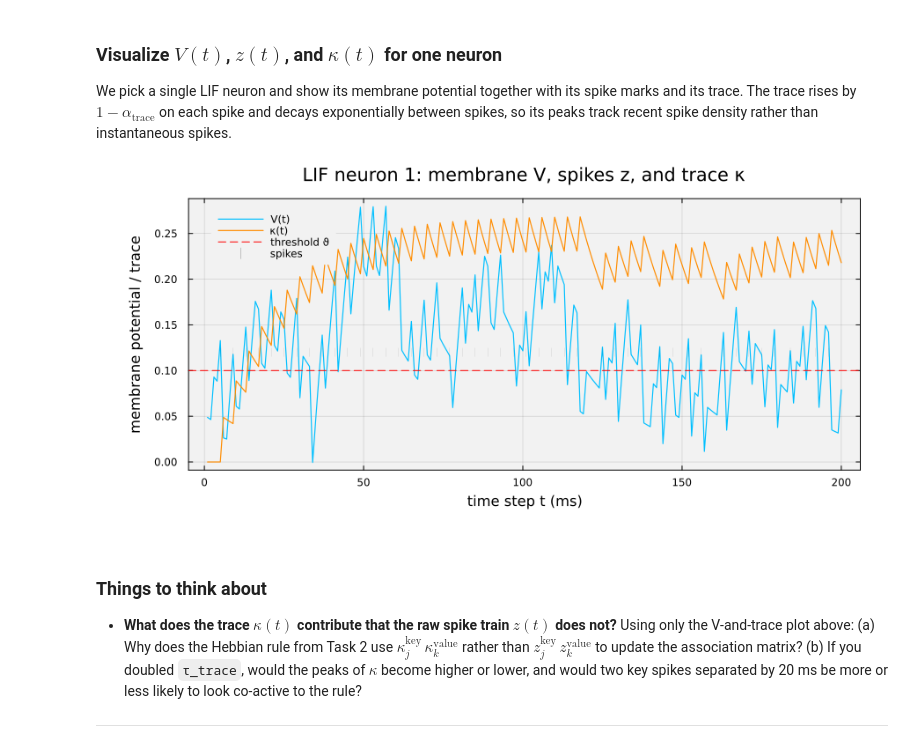
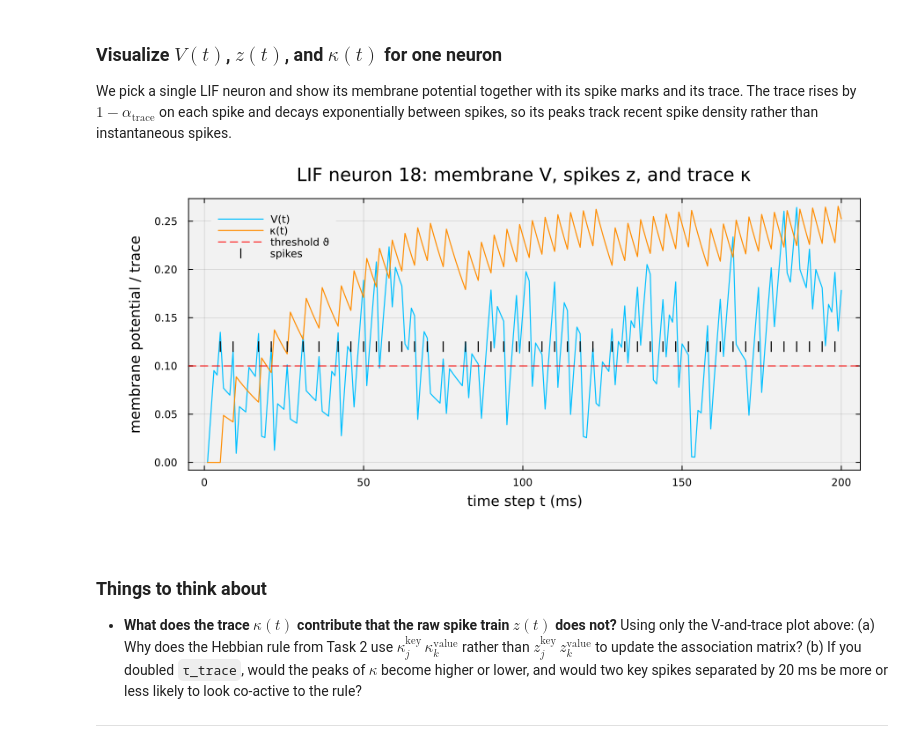
Before and after one commit to varnerlab/CHEME-5820-Labs-Spring-2026, a Jupyter notebook: labs/week-15/L15b/CHEME-5820-L15b-Lab-Solution-Spring-2026.ipynb, the cells around one changed output. Saved outputs shown, nothing was run; the diff lists cells and outputs as text; code cells hidden in the pictures.

```diff
--- a/labs/week-15/L15b/CHEME-5820-L15b-Lab-Solution-Spring-2026.ipynb
+++ b/labs/week-15/L15b/CHEME-5820-L15b-Lab-Solution-Spring-2026.ipynb
@@ -244,31 +233,31 @@ We pick a single LIF neuron and show its membrane potential together with its sp
 # %%
 let
 
     # initialize -
-    j = 1                                          # pick neuron 1 to plot
+    j = 18                                          # pick a neuron to plot (1 up to ELL_TASK2)
     t_axis = 1:T_PER_PAIR # how many time steps
     spike_times = findall(==(1), S_demo[j, :])
 
     p = plot(t_axis, V_demo[j, :];
         label = "V(t)",
         xlabel = "time step t (ms)", ylabel = "membrane potential / trace",
         title  = "LIF neuron $(j): membrane V, spikes z, and trace κ",
         lw = 1.2, c = :deepskyblue,
         bg = "gray95", background_color_outside = "white",
         framestyle = :box, fg_legend = :transparent)
     plot!(p, t_axis, κ_demo[j, :]; label = "κ(t)", lw = 1.2, c = :darkorange)
     hline!(p, [ϑ]; c = :red, ls = :dash, lw = 1.0, label = "threshold ϑ")
     if !isempty(spike_times)
         scatter!(p, spike_times, fill(ϑ + 0.02, length(spike_times));
-            ms = 5, msw = 0, c = :black, marker = :vline, label = "spikes")
+            ms = 6, msw = 1.5, c = :black, marker = :vline, label = "spikes")
     end
 
     plot(p; size = (900, 420),
         left_margin = 12Plots.mm, bottom_margin = 10Plots.mm,
         right_margin = 6Plots.mm, top_margin = 4Plots.mm)
 end
 # %% [output]
-[figure, old version]
+[figure, new version]
 # %% [markdown]
 ### Things to think about
 * __What does the trace $\kappa(t)$ contribute that the raw spike train $z(t)$ does not?__ Using only the V-and-trace plot above: (a) Why does the Hebbian rule from Task 2 use $\kappa^{\text{key}}_{j}\,\kappa^{\text{value}}_{k}$ rather than $z^{\text{key}}_{j}\,z^{\text{value}}_{k}$ to update the association matrix? (b) If you doubled `τ_trace`, would the peaks of $\kappa$ become higher or lower, and would two key spikes separated by 20 ms be more or less likely to look co-active to the rule?
```
Also changed, not shown: parts of 9 cells of this notebook.
